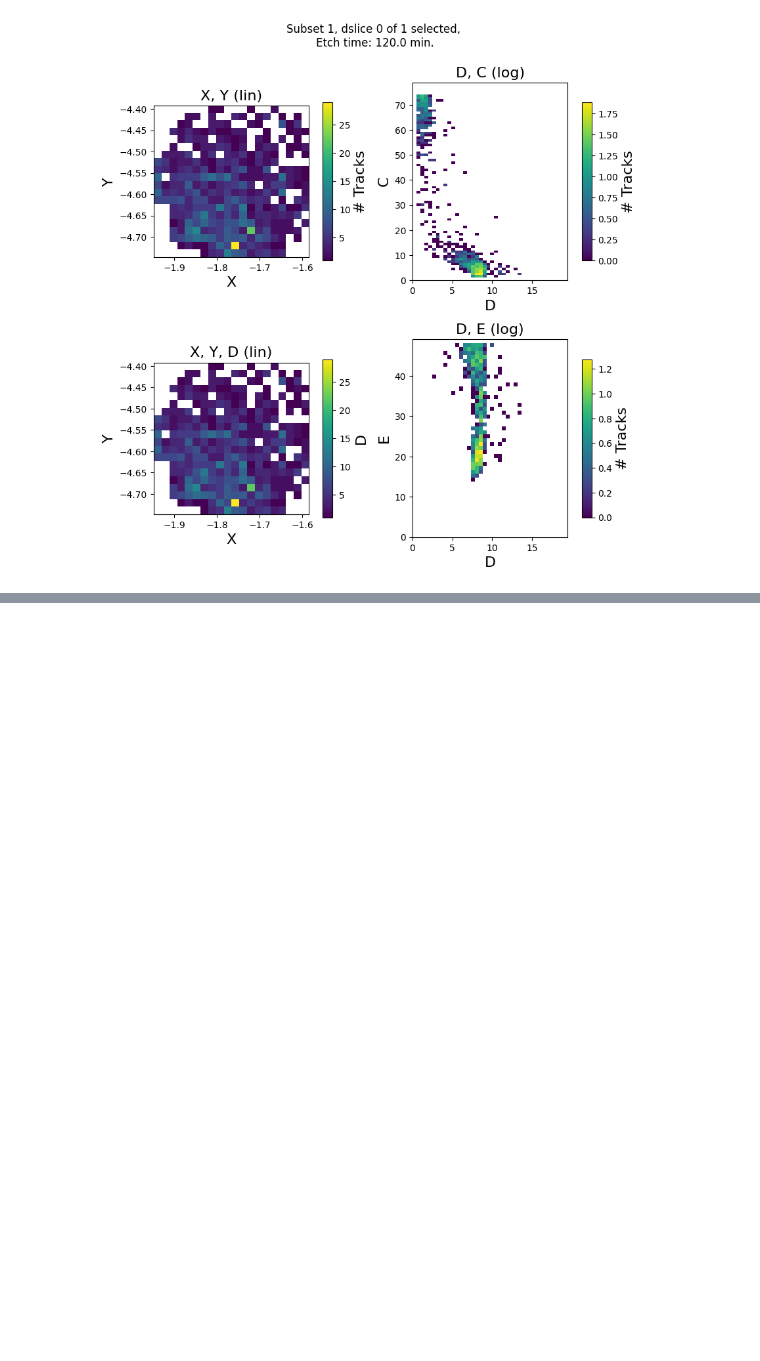
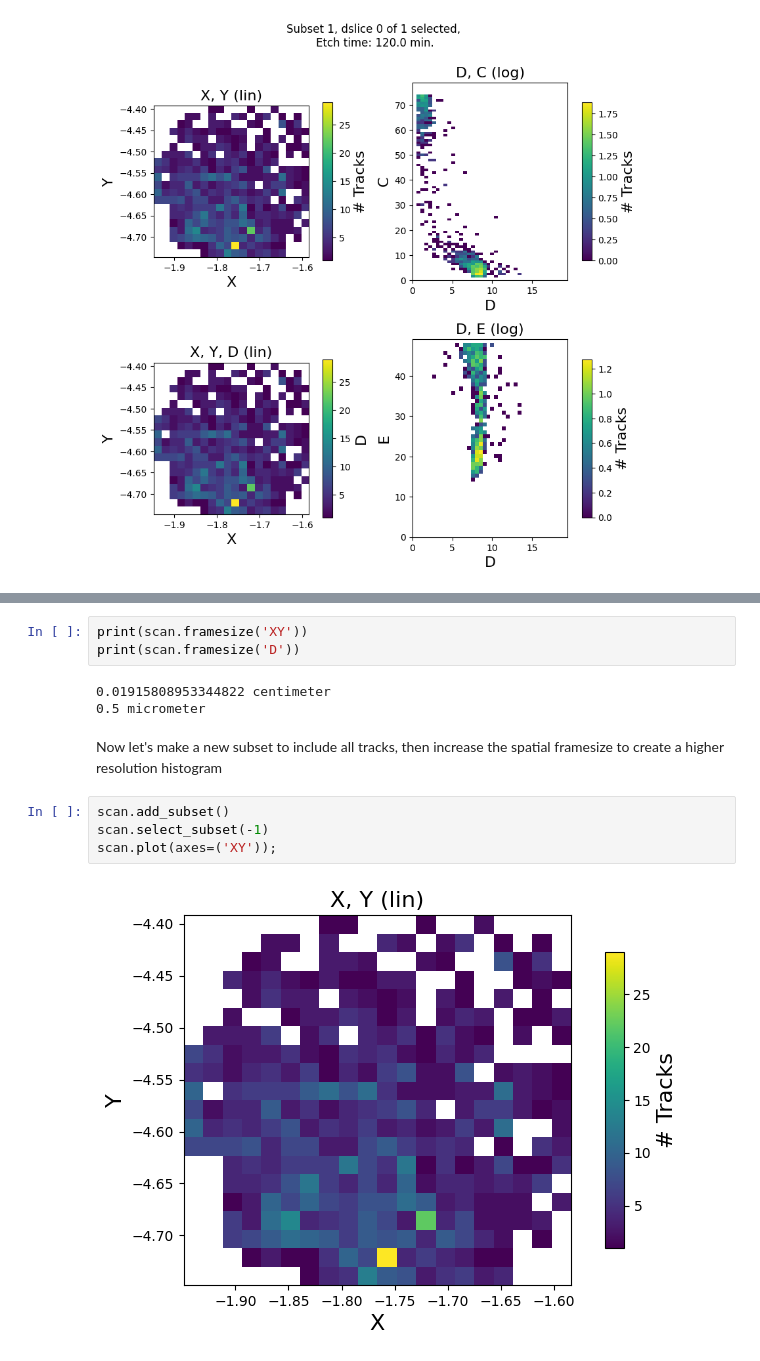
Before and after one commit to pheuer/cr39py, a Jupyter notebook: docs/source/notebooks/applying_cuts_to_a_cpsa_file.ipynb, the cells around one changed output, grey strips where cells are left out. Saved outputs shown, nothing was run; the diff lists cells and outputs as text; blank space fills up the shorter version.

Commit message:
Add framesize example to the example notebook

```diff
--- a/docs/source/notebooks/applying_cuts_to_a_cpsa_file.ipynb
+++ b/docs/source/notebooks/applying_cuts_to_a_cpsa_file.ipynb
@@ -74,0 +84,14 @@ scan.cutplot();
+# %%
+print(scan.framesize('XY'))
+print(scan.framesize('D'))
+# %% [output]
+0.01915808953344822 centimeter
+0.5 micrometer
+# %% [markdown]
+Now let's make a new subset to include all tracks, then increase the spatial framesize to create a higher resolution histogram
+# %%
+scan.add_subset()
+scan.select_subset(-1)
+scan.plot(axes=('XY'));
+# %% [output]
+[figure, added]
```
Also changed, not shown: parts of 8 cells of this notebook.
